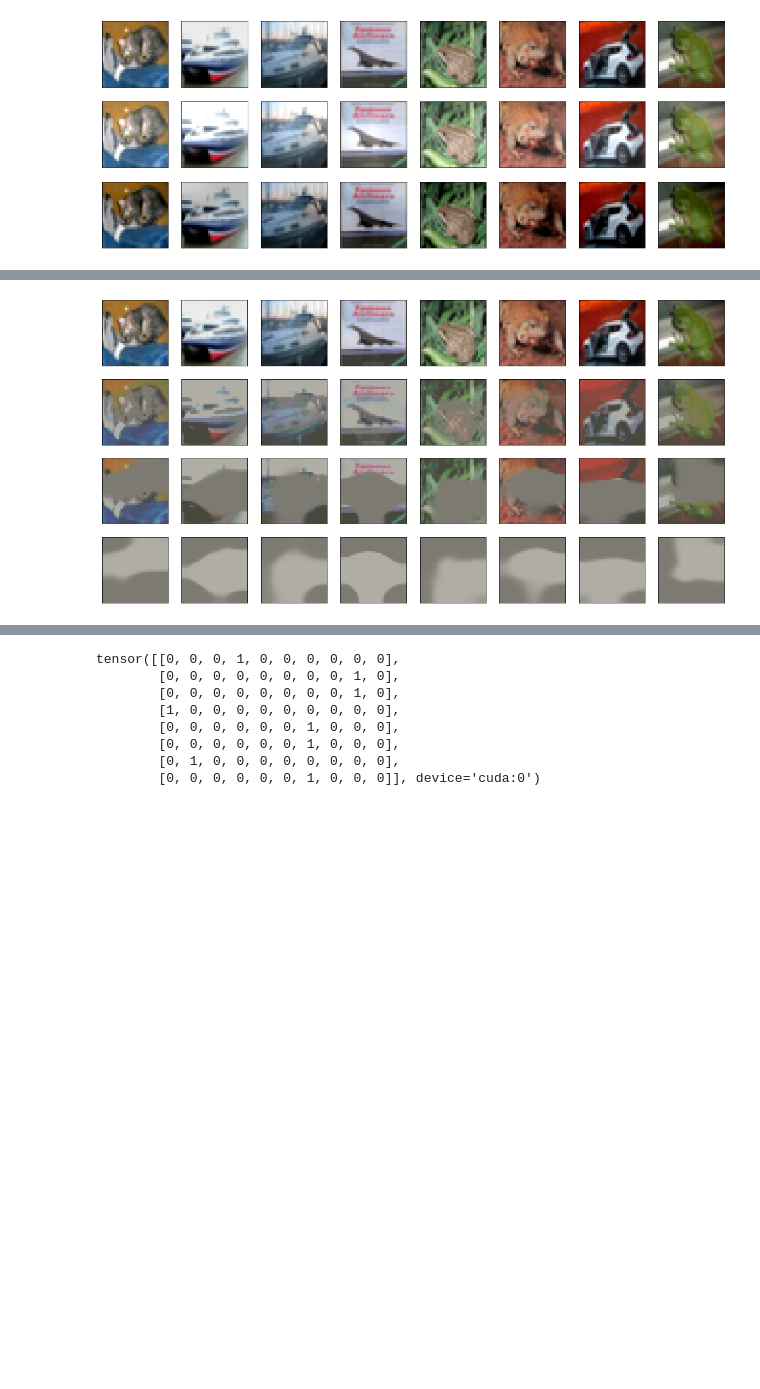
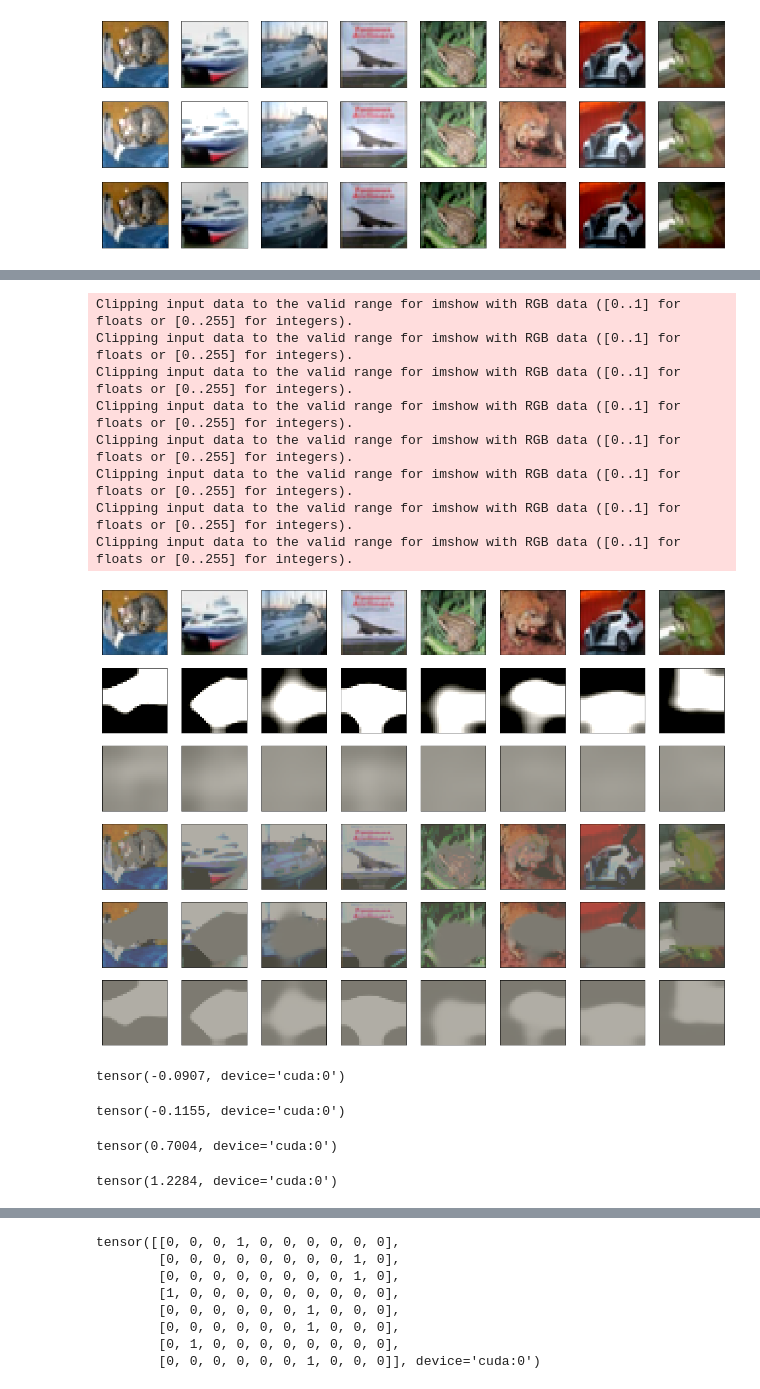
Before and after one commit to WoojuLee24/pytorch-classification-advprop, a Jupyter notebook: make_adv.ipynb, the cells around one changed output, grey strips where cells are left out. Drawn from its saved outputs; the diff is of its cells as text; code cells hidden in the pictures; blank space fills up the shorter version.

```diff
--- a/make_adv.ipynb
+++ b/make_adv.ipynb
@@ -995,20 +1128,12 @@ class GradCam():
             weights = guided_gradients.mean(dim=2, keepdim=True).mean(dim=3, keepdim=True)# torch.mean(guided_gradients, dim=1, keepdim=True)
             # Create empty numpy array for cam
             cam = (target * weights).sum(dim=1, keepdim=True)
-#             cam_mean = cam.mean(dim=2, keepdim=True).mean(dim=3, keepdim=True)
-#             cam_std = cam.std(dim=2, keepdim=True).std(dim=3, keepdim=True) * attack_epsilon
-#             cam = (cam - cam_mean) / (torch.max(cam) - torch.min(cam) + 1e-5)
 
             resized_cam = torch.nn.functional.interpolate(cam, (H, W), mode='bicubic')
-            resized_cam_mean = resized_cam.mean(dim=2, keepdim=True).mean(dim=3, keepdim=True)
-            resized_cam_std = resized_cam.std(dim=2, keepdim=True).std(dim=3, keepdim=True) * self.attack_epsilon
-
-            resized_cam2 = (resized_cam - resized_cam_mean) / (resized_cam_std+1e-5)
-            attention_map = F.sigmoid(resized_cam2)
-            adv_attention_map = F.sigmoid(-resized_cam2)
-#             attention_map = F.sigmoid(resized_cam)
-#             adv_attention_map = F.sigmoid(-resized_cam)
-
+            resized_cam = self.standardize(resized_cam)
+            resized_cam2 = self.normalize(resized_cam)
+            attention_map = F.sigmoid(resized_cam)
+            adv_attention_map = F.sigmoid(-resized_cam)
 
             adv = adv * adv_attention_map.repeat(1, 3, 1, 1)
 
@@ -1018,23 +1143,49 @@ class GradCam():
             adv = torch.where(adv > lower_bound, adv, lower_bound).detach()
             adv = torch.where(adv < upper_bound, adv, upper_bound).detach()
 
-#         # Multiply each weight with its conv output and then, sum
+        return resized_cam, resized_cam2, adv, adv_orig, attention_map
 
-#         for i, w in enumerate(weights):
-#             cam += w * target[i, :, :]
-#         cam = np.maximum(cam, 0)
-#         cam = (cam - np.min(cam)) / (np.max(cam) - np.min(cam))  # Normalize between 0-1
-#         cam = np.uint8(cam * 255)  # Scale between 0-255 to visualize
-#         cam = np.uint8(Image.fromarray(cam).resize((input_image.shape[3],
-#                        input_image.shape[2]), Image.ANTIALIAS))/255
-#         return cam
-#         return adv_attention_map, attention_map, resized_cam, model_output, one_hot_output
-        return adv, adv_orig, attention_map
+    def standardize(self, resized_cam):
+        resized_cam_mean = resized_cam.mean(dim=2, keepdim=True).mean(dim=3, keepdim=True)
+        resized_cam_std = resized_cam.std(dim=2, keepdim=True).std(dim=3, keepdim=True) * self.attack_epsilon
+        resized_cam = (resized_cam - resized_cam_mean) / (resized_cam_std+1e-5)
+
+        return resized_cam
+
+    def normalize(self, resized_cam):
+
+        resized_cam = (resized_cam - torch.min(resized_cam)) / (torch.max(resized_cam) - torch.min(resized_cam))
+
+        return resized_cam
 # %%
 grad_cam = GradCam(model, target_layer=target_layer, attack_iter=2, attack_epsilon=0.5, attack_step_size=1)
-adv, adv_orig, attention_map = grad_cam.generate_mul_cam(inputs, targets)
+resized_cam, resized_cam2, adv, adv_orig, attention_map = grad_cam.generate_mul_cam(inputs, targets)
 # %%
-show_image_row([inputs.cpu(), adv.detach().cpu(), adv_orig.detach().cpu(), attention_map.repeat(1, 3, 1, 1).detach().cpu()])
+show_image_row([inputs.cpu(), resized_cam.repeat(1, 3, 1, 1).detach().cpu(), resized_cam2.repeat(1, 3, 1, 1).detach().cpu(), adv.detach().cpu(), adv_orig.detach().cpu(), attention_map.repeat(1, 3, 1, 1).detach().cpu()])
 # %% [output]
+Clipping input data to the valid range for imshow with RGB data ([0..1] for floats or [0..255] for integers).
+Clipping input data to the valid range for imshow with RGB data ([0..1] for floats or [0..255] for integers).
+Clipping input data to the valid range for imshow with RGB data ([0..1] for floats or [0..255] for integers).
+Clipping input data to the valid range for imshow with RGB data ([0..1] for floats or [0..255] for integers).
+Clipping input data to the valid range for imshow with RGB data ([0..1] for floats or [0..255] for integers).
+Clipping input data to the valid range for imshow with RGB data ([0..1] for floats or [0..255] for integers).
+Clipping input data to the valid range for imshow with RGB data ([0..1] for floats or [0..255] for integers).
+Clipping input data to the valid range for imshow with RGB data ([0..1] for floats or [0..255] for integers).
-[figure, old version]
+[figure, new version]
+# %%
+torch.mean(adv)
+# %% [output]
+tensor(-0.0907, device='cuda:0')
+# %%
+torch.mean(inputs)
+# %% [output]
+tensor(-0.1155, device='cuda:0')
+# %%
+torch.std(adv)
+# %% [output]
+tensor(0.7004, device='cuda:0')
+# %%
+torch.std(inputs)
+# %% [output]
+tensor(1.2284, device='cuda:0')
 # %%
```
Also changed, not shown: parts of 43 cells of this notebook, 2 other files.
